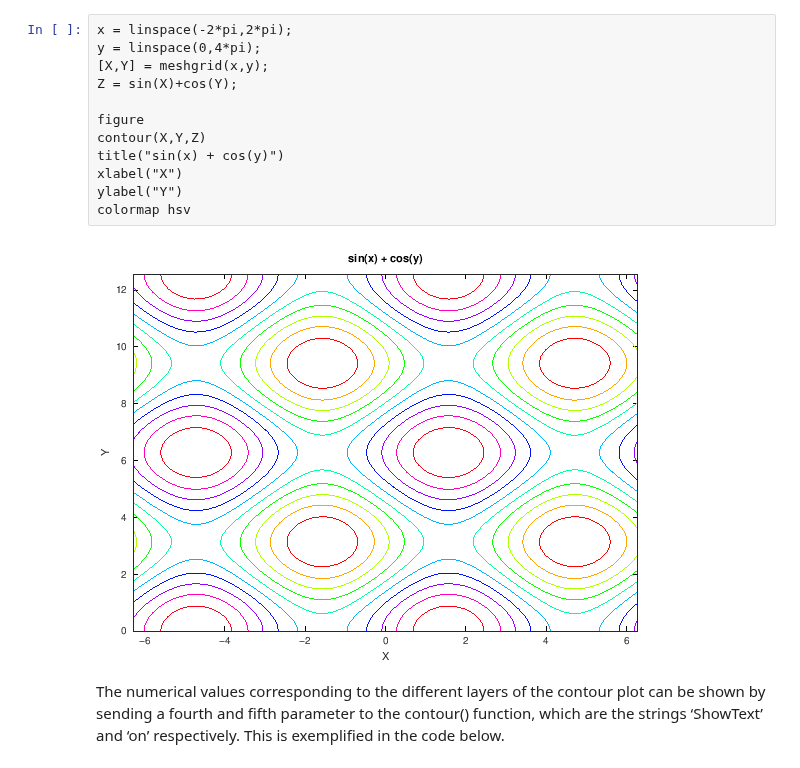
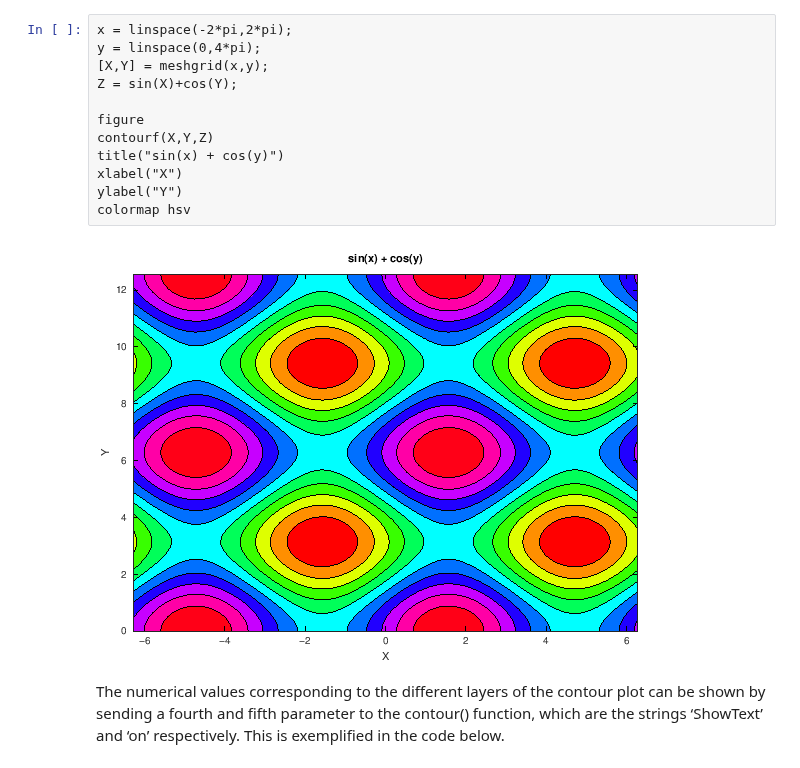
Before and after one commit to comp180/Tutorials, a Jupyter notebook: Octave/Data Visualization/(Octave)Data Visualizations (3D).ipynb, the cells around one changed output. Drawn from its saved outputs; the diff is of its cells as text.

Commit message:
Revised data visualization tutorials

```diff
--- a/Octave/Data Visualization/(Octave)Data Visualizations (3D).ipynb
+++ b/Octave/Data Visualization/(Octave)Data Visualizations (3D).ipynb
@@ -20,17 +19,17 @@ A contour plot can be made by calling the [contour()](https://octave.sourceforge
 # %%
 x = linspace(-2*pi,2*pi);
 y = linspace(0,4*pi);
 [X,Y] = meshgrid(x,y);
 Z = sin(X)+cos(Y);
 
 figure
-contour(X,Y,Z)
+contourf(X,Y,Z)
 title("sin(x) + cos(y)")
 xlabel("X")
 ylabel("Y")
 colormap hsv
 # %% [output]
-[figure, old version]
+[figure, new version]
 # %% [markdown]
 The numerical values corresponding to the different layers of the contour plot can be shown by sending a fourth and fifth parameter to the contour() function, which are the strings ‘ShowText’ and ‘on’ respectively. This is exemplified in the code below.
 # %%
```
Also changed, not shown: parts of 2 cells of this notebook, 1 other file.
